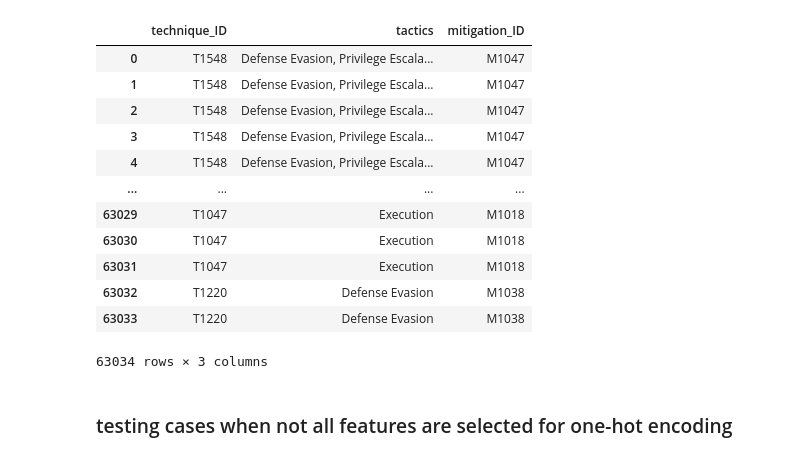
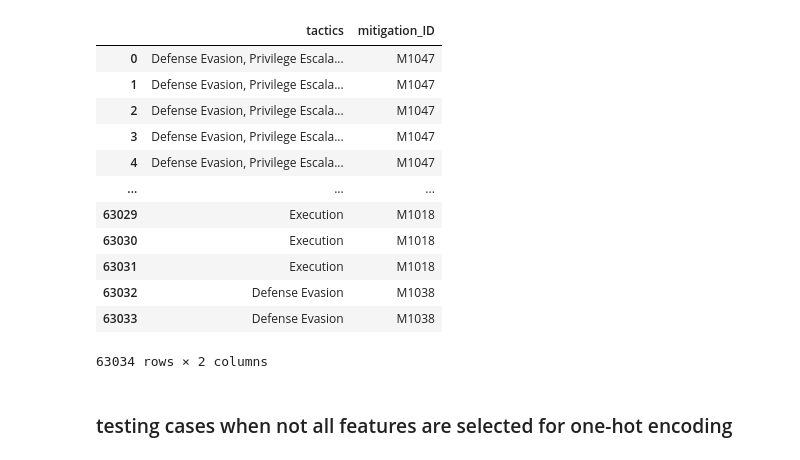
Before and after one commit to hcvu1050/hieuchivu-gt24-repo2, a Jupyter notebook: build_features_test.ipynb, the cells around one changed output. Saved outputs shown, nothing was run; the diff lists cells and outputs as text; code cells hidden in the pictures.

```diff
--- a/build_features_test.ipynb
+++ b/build_features_test.ipynb
@@ -7,22 +7,22 @@ count_enc = ce.CountEncoder(normalize=True)
 from src.data.build_features2 import _frequency_encode_features
 # %%
 df = pd.read_csv('data/interim/X_technique_selected_features.csv')
-# %%
-df
-# %% [output]
-|  | technique_ID | tactics | mitigation_ID |
-| 0 | T1548 | Defense Evasion, Privilege Escala... | M1047 |
-| 1 | T1548 | Defense Evasion, Privilege Escala... | M1047 |
-| 2 | T1548 | Defense Evasion, Privilege Escala... | M1047 |
-| 3 | T1548 | Defense Evasion, Privilege Escala... | M1047 |
-| 4 | T1548 | Defense Evasion, Privilege Escala... | M1047 |
-| ... | ... | ... | ... |
-| 63029 | T1047 | Execution | M1018 |
-| 63030 | T1047 | Execution | M1018 |
-| 63031 | T1047 | Execution | M1018 |
-| 63032 | T1220 | Defense Evasion | M1038 |
-| 63033 | T1220 | Defense Evasion | M1038 |
-63034 rows × 3 columns
+# %%
+df.drop(columns=['technique_ID'])
+# %% [output]
+|  | tactics | mitigation_ID |
+| 0 | Defense Evasion, Privilege Escala... | M1047 |
+| 1 | Defense Evasion, Privilege Escala... | M1047 |
+| 2 | Defense Evasion, Privilege Escala... | M1047 |
+| 3 | Defense Evasion, Privilege Escala... | M1047 |
+| 4 | Defense Evasion, Privilege Escala... | M1047 |
+| ... | ... | ... |
+| 63029 | Execution | M1018 |
+| 63030 | Execution | M1018 |
+| 63031 | Execution | M1018 |
+| 63032 | Defense Evasion | M1038 |
+| 63033 | Defense Evasion | M1038 |
+63034 rows × 2 columns
 # %%
 # feature_name = 'platforms'
 # feature = df[feature_name].str.replace(r',\s*',',', regex = True)
```
Also changed, not shown: parts of 5 cells of this notebook, 3 other files.
